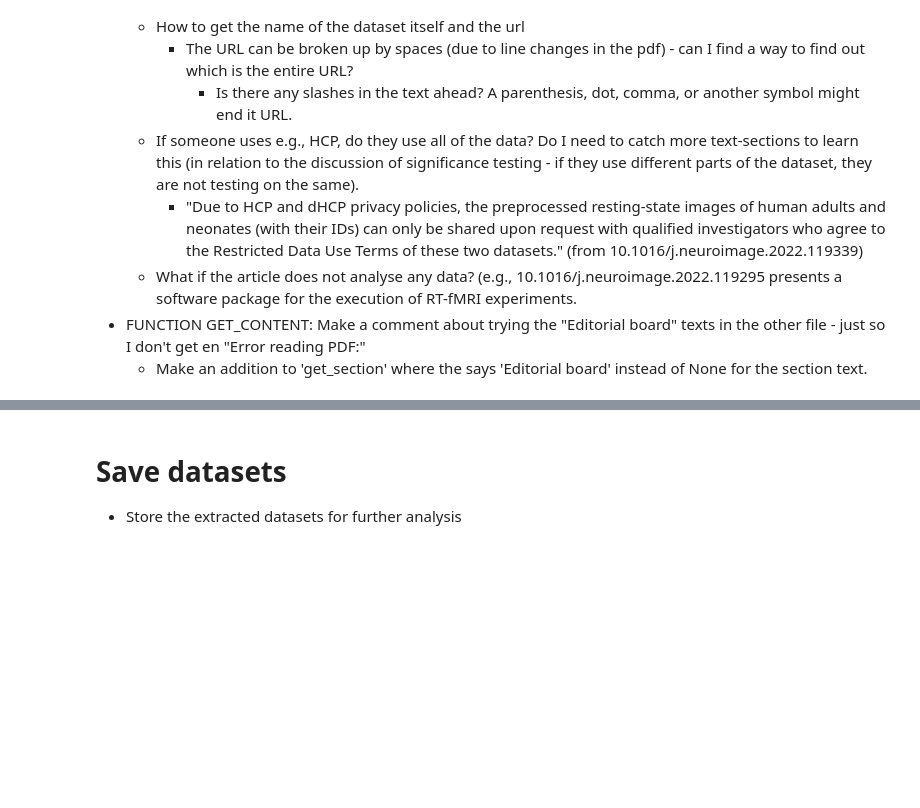
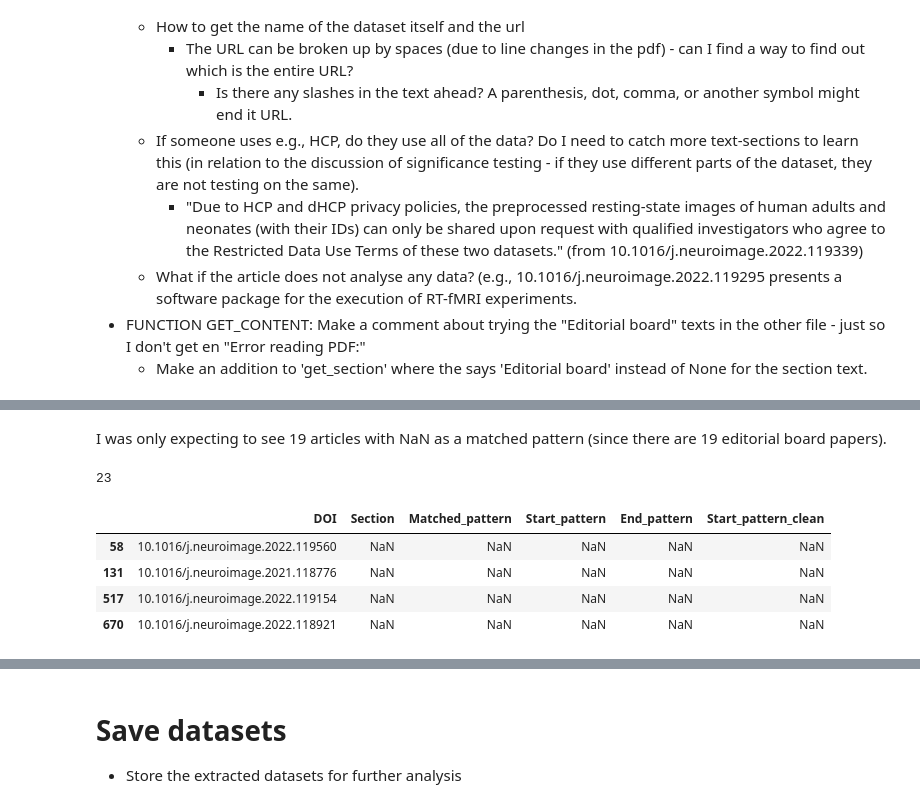
Before and after one commit to phantomloe/Thesis, a Jupyter notebook: Code/datasets.ipynb, the cells around one changed output, grey strips where cells are left out. Drawn from its saved outputs; the diff is of its cells as text; code cells hidden in the pictures; blank space fills up the shorter version.

```diff
--- a/Code/datasets.ipynb
+++ b/Code/datasets.ipynb
@@ -435,0 +547,33 @@ Persisting issues:
+# %%
+# Path to the CSV file
+csv_file_path = os.path.join(os.pardir, 'Data/articles_dataset_sections.csv')
+
+# Read the CSV file into a DataFrame
+articles_dataset_sections = pd.read_csv(csv_file_path)
+# %%
+def extract_matched_text(text):
+    """This function extracts matched text from a string containing a regular expression
+    match object and performs data cleaning.
+
+    Parameters:
+    :param text (str): A string containing a regular expression match object (e.g., "<re.Match object; span=(start, end), match='text'>").
+
+    Returns:
+    :returns: If a match is found in the input text, the function returns the matched text after performing the following operations:
+        Stripping leading and trailing spaces from the matched text.
+        Replacing '\n' (newline) characters with empty strings.
+    :returns: If no match is found or the resulting matched text is empty, the function returns NaN.
+    """
+
+    match = re.search(r"match='(.*?)'", str(text))
+    if match:
+        matched_text = match.group(1).strip().replace('\\n', '').replace('  ', ' ').replace('   ', ' ')
+        if matched_text:
+            return matched_text
+        else:
+            return np.nan
+    else:
+        return np.nan
+# %%
+# Apply the function to clean up the 'Start_pattern' column
+articles_dataset_sections['Start_pattern_clean'] = articles_dataset_sections['Start_pattern'].apply(extract_matched_text)
@@ -435,0 +612,17 @@ Persisting issues:
+# %% [markdown]
+I was only expecting to see 19 articles with NaN as a matched pattern (since there are 19 editorial board papers).
+# %%
+# Filter and display rows where 'Start_pattern_clean' is None
+no_pattern = articles_dataset_sections[articles_dataset_sections['Start_pattern_clean'].isna()]
+len(no_pattern)
+# %% [output]
+23
+# %%
+# Filter rows where 'Section' is not 'Editorial board'
+no_pattern[no_pattern['Section'] != 'Editorial board']
+# %% [output]
+|  | DOI | Section | Matched_pattern | Start_pattern | End_pattern | Start_pattern_clean |
+| 58 | 10.1016/j.neuroimage.2022.119560 | NaN | NaN | NaN | NaN | NaN |
+| 131 | 10.1016/j.neuroimage.2021.118776 | NaN | NaN | NaN | NaN | NaN |
+| 517 | 10.1016/j.neuroimage.2022.119154 | NaN | NaN | NaN | NaN | NaN |
+| 670 | 10.1016/j.neuroimage.2022.118921 | NaN | NaN | NaN | NaN | NaN |
```
Also changed, not shown: parts of 31 cells of this notebook, 4 other files.
